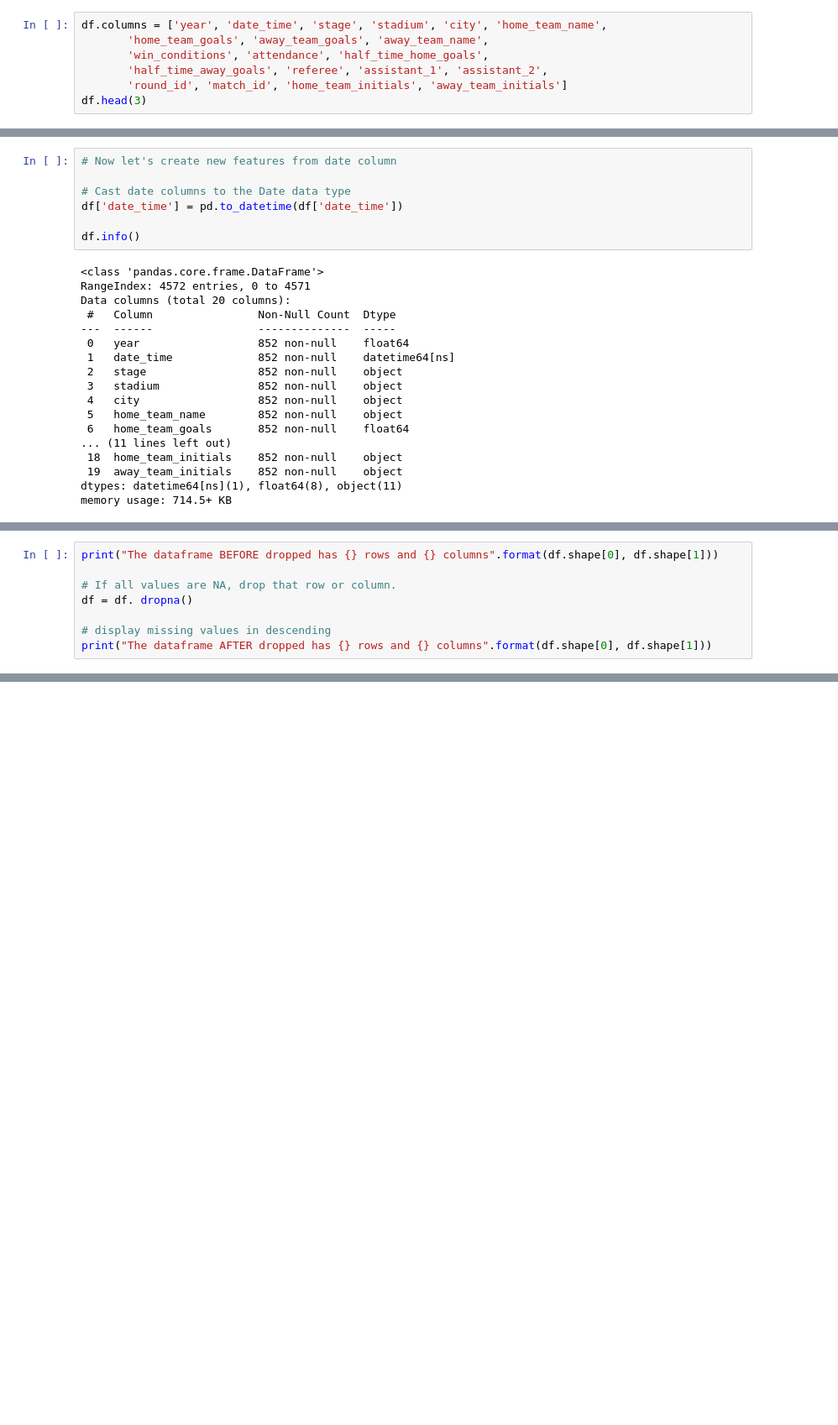
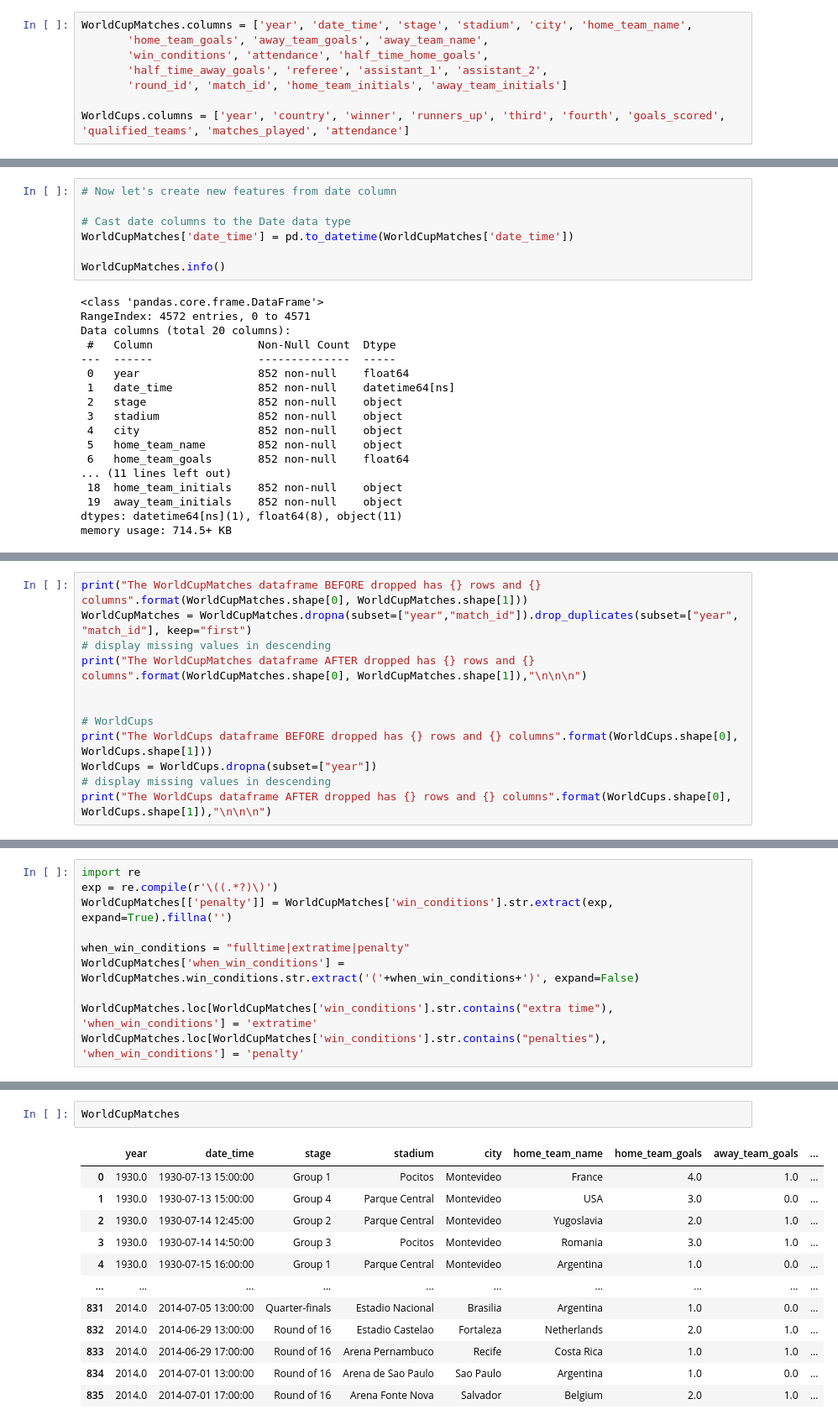
Before and after one commit to tnathu-ai/Football_Dataset, a Jupyter notebook: notebooks/WorldCup.ipynb, the cells around one changed output, grey strips where cells are left out. Shown: that part at 84% size. Drawn from its saved outputs; the diff is of its cells as text; blank space fills up the shorter version.

```diff
--- a/notebooks/WorldCup.ipynb
+++ b/notebooks/WorldCup.ipynb
@@ -138,7 +100,8 @@ Index(['Year', 'Datetime', 'Stage', 'Stadium', 'City', 'Home Team Name',
 # %%
-df.columns = ['year', 'date_time', 'stage', 'stadium', 'city', 'home_team_name',
+WorldCupMatches.columns = ['year', 'date_time', 'stage', 'stadium', 'city', 'home_team_name',
        'home_team_goals', 'away_team_goals', 'away_team_name',
        'win_conditions', 'attendance', 'half_time_home_goals',
        'half_time_away_goals', 'referee', 'assistant_1', 'assistant_2',
        'round_id', 'match_id', 'home_team_initials', 'away_team_initials']
-df.head(3)
+
+WorldCups.columns = ['year', 'country', 'winner', 'runners_up', 'third', 'fourth', 'goals_scored', 'qualified_teams', 'matches_played', 'attendance']
@@ -185,9 +165,9 @@ memory usage: 714.5+ KB
 # Now let's create new features from date column
 
 # Cast date columns to the Date data type
-df['date_time'] = pd.to_datetime(df['date_time'])
+WorldCupMatches['date_time'] = pd.to_datetime(WorldCupMatches['date_time'])
 
-df.info()
+WorldCupMatches.info()
 # %% [output]
 <class 'pandas.core.frame.DataFrame'>
 RangeIndex: 4572 entries, 0 to 4571
@@ -217,9 +195,13 @@ The dtypes that pandas uses are: `float`, `int`, `bool`, `datetime`, `timedelta`
 # %%
-print("The dataframe BEFORE dropped has {} rows and {} columns".format(df.shape[0], df.shape[1]))
+print("The WorldCupMatches dataframe BEFORE dropped has {} rows and {} columns".format(WorldCupMatches.shape[0], WorldCupMatches.shape[1]))
+WorldCupMatches = WorldCupMatches.dropna(subset=["year","match_id"]).drop_duplicates(subset=["year", "match_id"], keep="first")
+# display missing values in descending
+print("The WorldCupMatches dataframe AFTER dropped has {} rows and {} columns".format(WorldCupMatches.shape[0], WorldCupMatches.shape[1]),"\n\n\n")
 
-# If all values are NA, drop that row or column.
-df = df. dropna()
 
+# WorldCups
+print("The WorldCups dataframe BEFORE dropped has {} rows and {} columns".format(WorldCups.shape[0], WorldCups.shape[1]))
+WorldCups = WorldCups.dropna(subset=["year"])
 # display missing values in descending
-print("The dataframe AFTER dropped has {} rows and {} columns".format(df.shape[0], df.shape[1]))
+print("The WorldCups dataframe AFTER dropped has {} rows and {} columns".format(WorldCups.shape[0], WorldCups.shape[1]),"\n\n\n")
 # %% [output]
@@ -227,0 +241,10 @@ The dataframe AFTER dropped has 850 rows and 20 columns
+# %%
+import re
+exp = re.compile(r'\((.*?)\)')
+WorldCupMatches[['penalty']] = WorldCupMatches['win_conditions'].str.extract(exp, expand=True).fillna('')
+
+when_win_conditions = "fulltime|extratime|penalty"
+WorldCupMatches['when_win_conditions'] = WorldCupMatches.win_conditions.str.extract('('+when_win_conditions+')', expand=False)
+
+WorldCupMatches.loc[WorldCupMatches['win_conditions'].str.contains("extra time"), 'when_win_conditions'] = 'extratime'
+WorldCupMatches.loc[WorldCupMatches['win_conditions'].str.contains("penalties"), 'when_win_conditions'] = 'penalty'
@@ -227,0 +258,15 @@ The dataframe AFTER dropped has 850 rows and 20 columns
+# %%
+WorldCupMatches
+# %% [output]
+|  | year | date_time | stage | stadium | city | home_team_name | home_team_goals | away_team_goals | ... |
+| 0 | 1930.0 | 1930-07-13 15:00:00 | Group 1 | Pocitos | Montevideo | France | 4.0 | 1.0 | ... |
+| 1 | 1930.0 | 1930-07-13 15:00:00 | Group 4 | Parque Central | Montevideo | USA | 3.0 | 0.0 | ... |
+| 2 | 1930.0 | 1930-07-14 12:45:00 | Group 2 | Parque Central | Montevideo | Yugoslavia | 2.0 | 1.0 | ... |
+| 3 | 1930.0 | 1930-07-14 14:50:00 | Group 3 | Pocitos | Montevideo | Romania | 3.0 | 1.0 | ... |
+| 4 | 1930.0 | 1930-07-15 16:00:00 | Group 1 | Parque Central | Montevideo | Argentina | 1.0 | 0.0 | ... |
+| ... | ... | ... | ... | ... | ... | ... | ... | ... | ... |
+| 831 | 2014.0 | 2014-07-05 13:00:00 | Quarter-finals | Estadio Nacional | Brasilia | Argentina | 1.0 | 0.0 | ... |
+| 832 | 2014.0 | 2014-06-29 13:00:00 | Round of 16 | Estadio Castelao | Fortaleza | Netherlands | 2.0 | 1.0 | ... |
+| 833 | 2014.0 | 2014-06-29 17:00:00 | Round of 16 | Arena Pernambuco | Recife | Costa Rica | 1.0 | 1.0 | ... |
+| 834 | 2014.0 | 2014-07-01 13:00:00 | Round of 16 | Arena de Sao Paulo | Sao Paulo | Argentina | 1.0 | 0.0 | ... |
+| 835 | 2014.0 | 2014-07-01 17:00:00 | Round of 16 | Arena Fonte Nova | Salvador | Belgium | 2.0 | 1.0 | ... |
```
Also changed, not shown: parts of 34 cells of this notebook, 4 other files.
